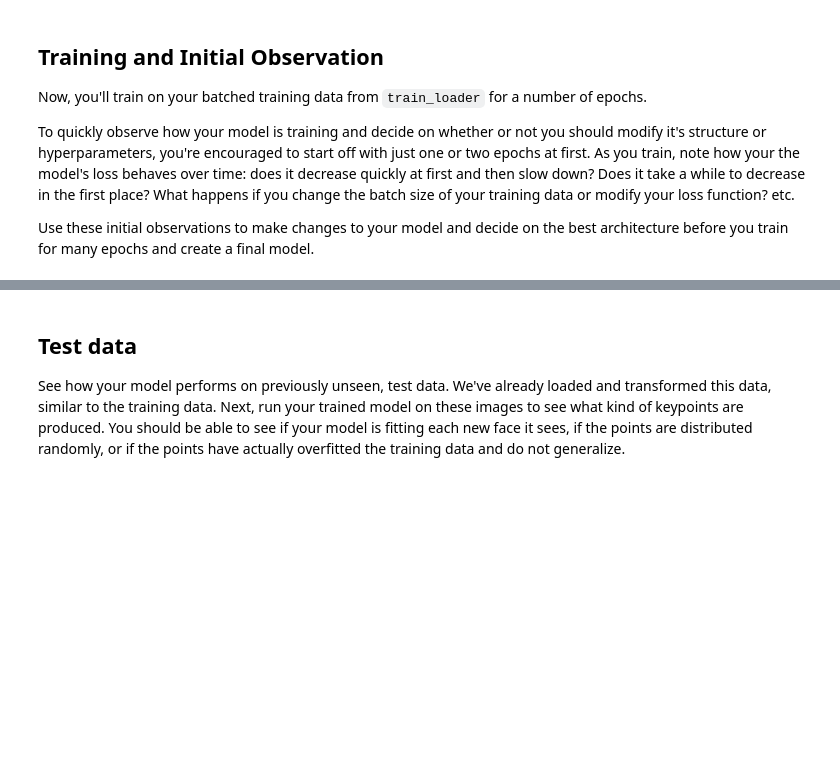
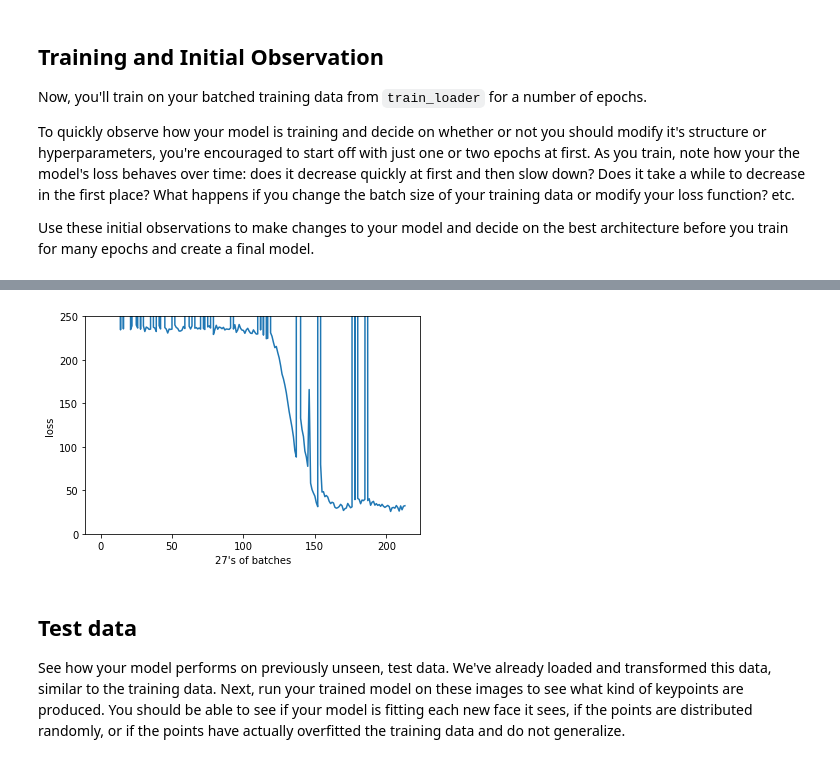
Before and after one commit to ChrisShepherd81/Facial-Keypoints, a Jupyter notebook: 2. Define the Network Architecture.ipynb, the cells around one changed output, grey strips where cells are left out. Cells and saved outputs as stored; diff of their text form; code cells hidden in the pictures; blank space fills up the shorter version.

```diff
--- a/2. Define the Network Architecture.ipynb
+++ b/2. Define the Network Architecture.ipynb
@@ -348,6 +313,10 @@ To quickly observe how your model is training and decide on whether or not you s
 
 Use these initial observations to make changes to your model and decide on the best architecture before you train for many epochs and create a final model.
 # %%
+import math
+
+loss_over_time = [] # to track the loss as the network trains
+
 def train_net(n_epochs):
 
     # prepare the net for training
@@ -373,14 +342,14 @@ def train_net(n_epochs):
             key_pts = key_pts.type(torch.FloatTensor)
             images = images.type(torch.FloatTensor)
 
+            # zero the parameter (weight) gradients
+            optimizer.zero_grad()
+
             # forward pass to get outputs
             output_pts = net(images)
 
             # calculate the loss between predicted and target keypoints
             loss = criterion(output_pts, key_pts)
-
-            # zero the parameter (weight) gradients
-            optimizer.zero_grad()
 
             # backward pass to calculate the weight gradients
             loss.backward()
@@ -389,9 +358,12 @@ def train_net(n_epochs):
             optimizer.step()
 
             # print loss statistics
-            running_loss += loss.data[0]
-            if batch_i % 10 == 9:    # print every 10 batches
-                print('Epoch: {}, Batch: {}, Avg. Loss: {}'.format(epoch + 1, batch_i+1, running_loss/1000))
+            running_loss += loss.item()
+            print(loss.item())
+            if batch_i % 27 == 26:    # print every 72 batches
+                avg_loss = running_loss / 27
+                loss_over_time.append(avg_loss)
+                print('Epoch: {}, Batch: {}/{}, Avg. Loss: {}'.format(epoch + 1, batch_i+1, math.ceil(len(transformed_dataset)/batch_size), avg_loss))
                 running_loss = 0.0
 
     print('Finished Training')
@@ -405,4 +393,13 @@ Epoch: 1, Batch: 10, Avg. Loss: 0.006208975333720446
 KeyboardInterrupt:
+# %%
+# visualize the loss as the network trained
+plt.plot(loss_over_time)
+plt.xlabel('27\'s of batches')
+plt.ylabel('loss')
+plt.ylim(0, 250) # consistent scale
+plt.show()
+# %% [output]
+[figure, added]
 # %% [markdown]
 ## Test data
 
```
Also changed, not shown: parts of 18 cells of this notebook, 3 other files.
